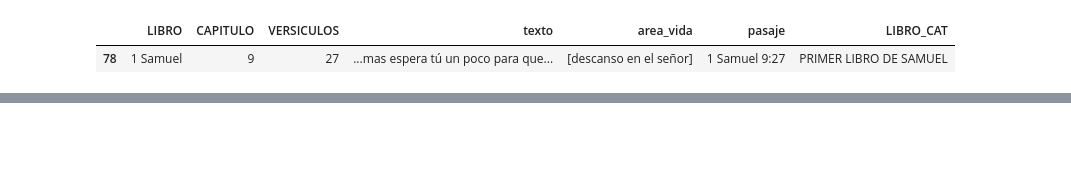
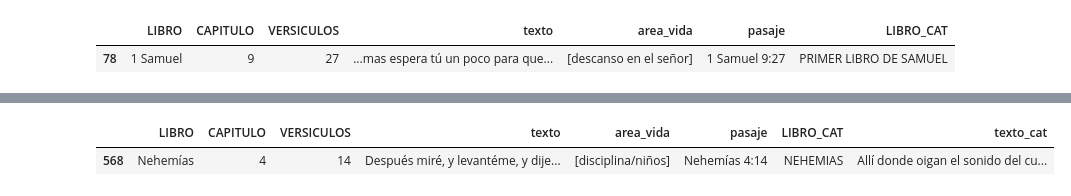
Before and after one commit to orare-tfm/orare-model, a Jupyter notebook: bible/data/catholic_bile.ipynb, the cells around one changed output, grey strips where cells are left out. Saved outputs shown, nothing was run; the diff lists cells and outputs as text; code cells hidden in the pictures; blank space fills up the shorter version.

```diff
--- a/bible/data/catholic_bile.ipynb
+++ b/bible/data/catholic_bile.ipynb
@@ -223,0 +218,5 @@ get_verse("PRIMER LIBRO DE SAMUEL", 9, 26)
+# %%
+data_df[data_df["texto_cat"] == "Allí donde oigan el sonido del cuerno, corran a reunirse con nosotros: nuestro Dios combatirá a favor nuestro»."]
+# %% [output]
+|  | LIBRO | CAPITULO | VERSICULOS | texto | area_vida | pasaje | LIBRO_CAT | texto_cat |
+| 568 | Nehemías | 4 | 14 | Después miré, y levantéme, y dije... | [disciplina/niños] | Nehemías 4:14 | NEHEMIAS | Allí donde oigan el sonido del cu... |
```
Also changed, not shown: parts of 12 cells of this notebook.
